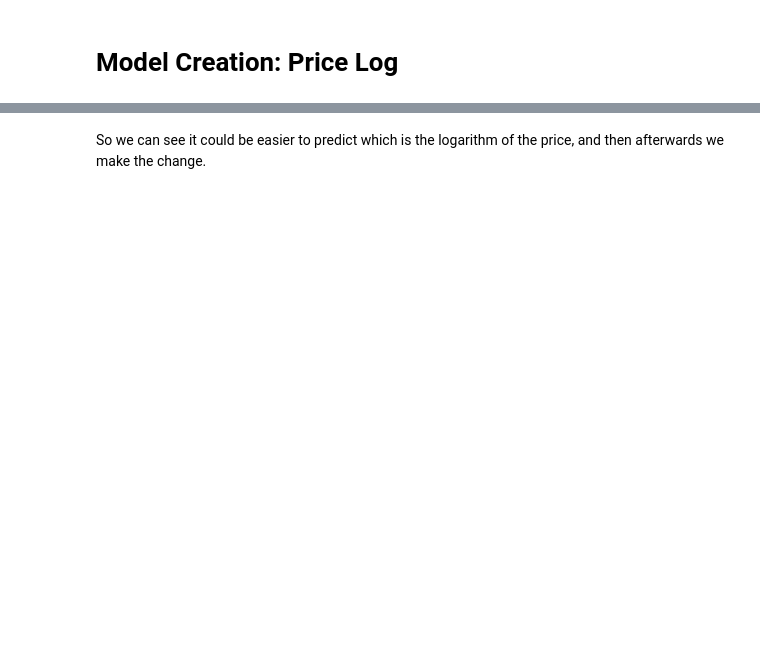
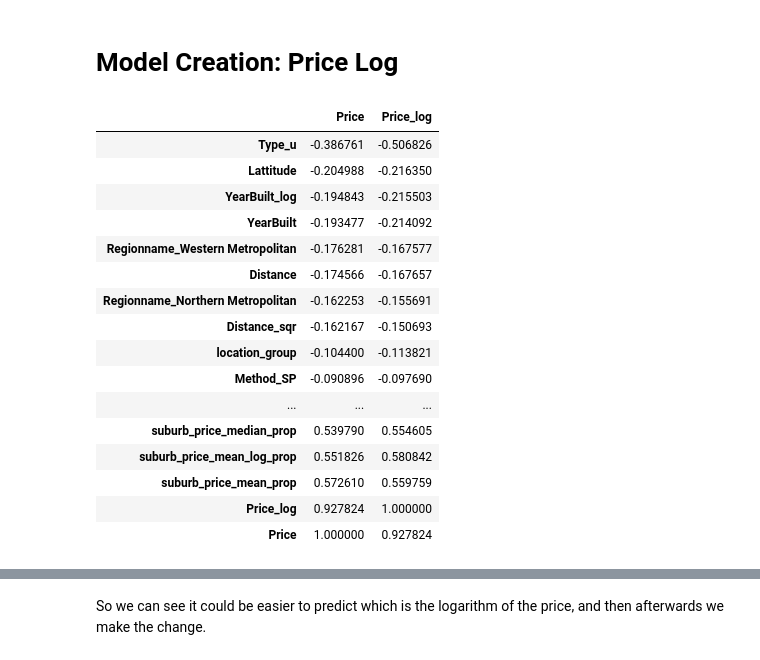
Before and after one commit to nil-andreu/machine-learning-posgrade, a Jupyter notebook: Project 2: Housing Price Prediction/House Pred.ipynb, the cells around one changed output, grey strips where cells are left out. Drawn from its saved outputs; the diff is of its cells as text; code cells hidden in the pictures; blank space fills up the shorter version.

```diff
--- a/Project 2: Housing Price Prediction/House Pred.ipynb
+++ b/Project 2: Housing Price Prediction/House Pred.ipynb
@@ -1292,7 +1680,25 @@ test_set_final = test_set_extended.copy()
 # %%
 pd.set_option('display.max_rows', 500)
 
-corr_final = train_set_final.corr().sort_values('Price')[['Price', 'Price_log']]
-corr_final
+corr_final_log = train_set_final_log.corr().sort_values('Price')[['Price', 'Price_log']]
+corr_final_log
+# %% [output]
+|  | Price | Price_log |
+| Type_u | -0.386761 | -0.506826 |
+| Lattitude | -0.204988 | -0.216350 |
+| YearBuilt_log | -0.194843 | -0.215503 |
+| YearBuilt | -0.193477 | -0.214092 |
+| Regionname_Western Metropolitan | -0.176281 | -0.167577 |
+| Distance | -0.174566 | -0.167657 |
+| Regionname_Northern Metropolitan | -0.162253 | -0.155691 |
+| Distance_sqr | -0.162167 | -0.150693 |
+| location_group | -0.104400 | -0.113821 |
+| Method_SP | -0.090896 | -0.097690 |
+| ... | ... | ... |
+| suburb_price_median_prop | 0.539790 | 0.554605 |
+| suburb_price_mean_log_prop | 0.551826 | 0.580842 |
+| suburb_price_mean_prop | 0.572610 | 0.559759 |
+| Price_log | 0.927824 | 1.000000 |
+| Price | 1.000000 | 0.927824 |
 # %%
 # More like a normal distribution
```
Also changed, not shown: parts of 91 cells of this notebook.
